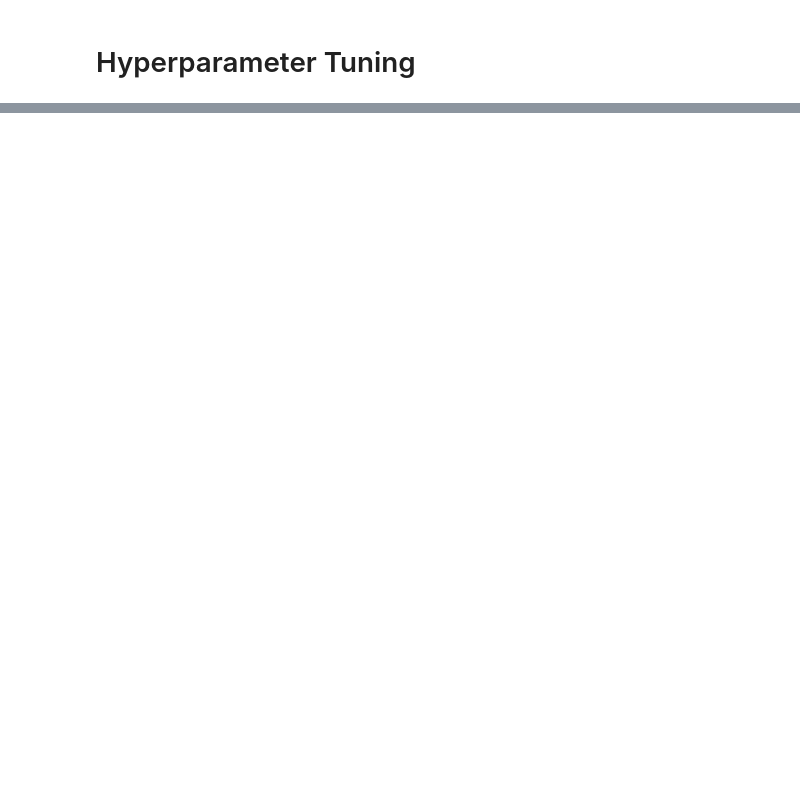
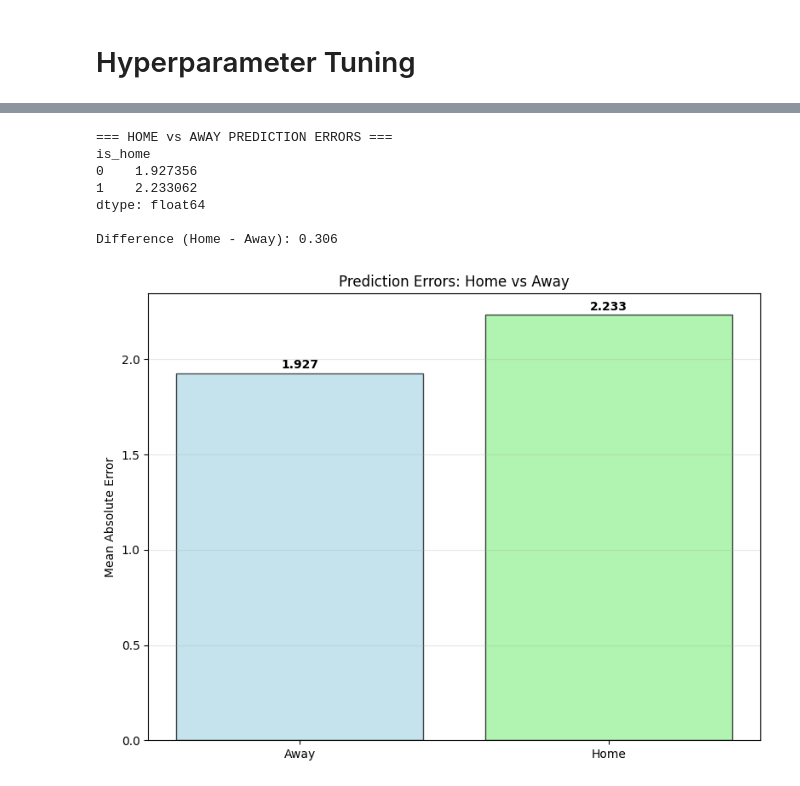
Before and after one commit to louis-porter/algobetting, a Jupyter notebook: algo/models/team_corners/xgb_team_corners.ipynb, the cells around one changed output, grey strips where cells are left out. Cells and saved outputs as stored; diff of their text form; code cells hidden in the pictures; blank space fills up the shorter version.

```diff
--- a/algo/models/team_corners/xgb_team_corners.ipynb
+++ b/algo/models/team_corners/xgb_team_corners.ipynb
@@ -579,0 +681,32 @@ Improvement: -0.0%
+# %%
+print("=== HOME vs AWAY PREDICTION ERRORS ===")
+print(home_away_errors)
+print(f"\nDifference (Home - Away): {home_away_errors[1] - home_away_errors[0]:.3f}")
+
+# Simple bar chart
+plt.figure(figsize=(8, 6))
+labels = ['Away', 'Home']
+errors = [home_away_errors[0], home_away_errors[1]]
+colors = ['lightblue', 'lightgreen']
+
+bars = plt.bar(labels, errors, color=colors, alpha=0.7, edgecolor='black')
+plt.ylabel('Mean Absolute Error')
+plt.title('Prediction Errors: Home vs Away')
+plt.grid(True, alpha=0.3, axis='y')
+
+# Add value labels on bars
+for bar, error in zip(bars, errors):
+   plt.text(bar.get_x() + bar.get_width()/2, bar.get_height() + 0.01,
+            f'{error:.3f}', ha='center', va='bottom', fontweight='bold')
+
+plt.tight_layout()
+plt.show()
+# %% [output]
+=== HOME vs AWAY PREDICTION ERRORS ===
+is_home
+0    1.927356
+1    2.233062
+dtype: float64
+
+Difference (Home - Away): 0.306
+[figure, added]
```
Also changed, not shown: parts of 10 cells of this notebook, 1 other file.
